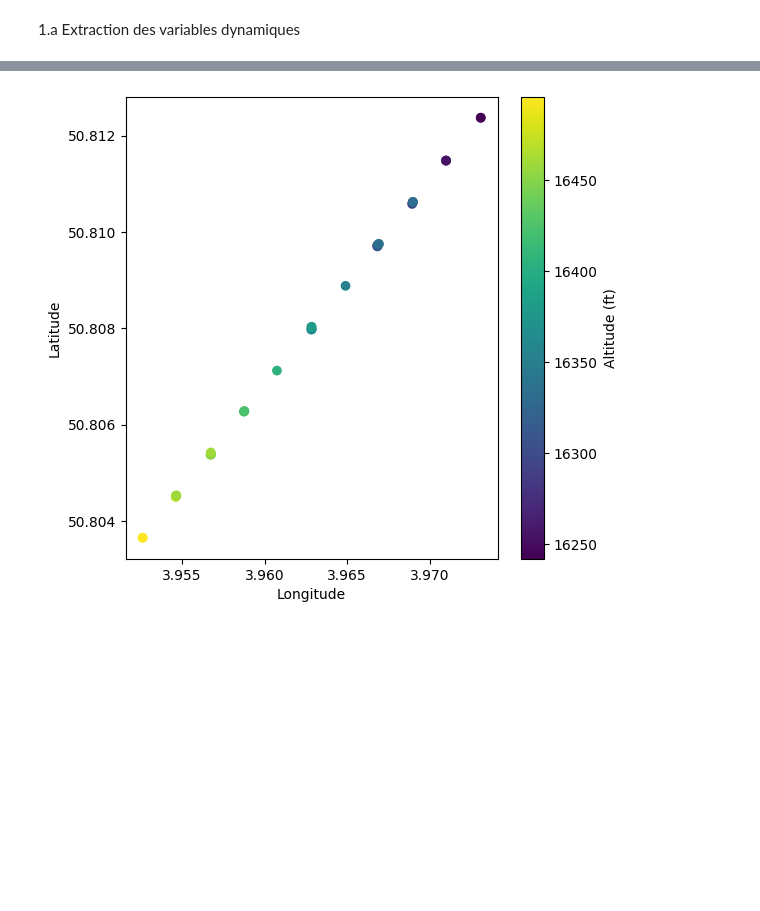
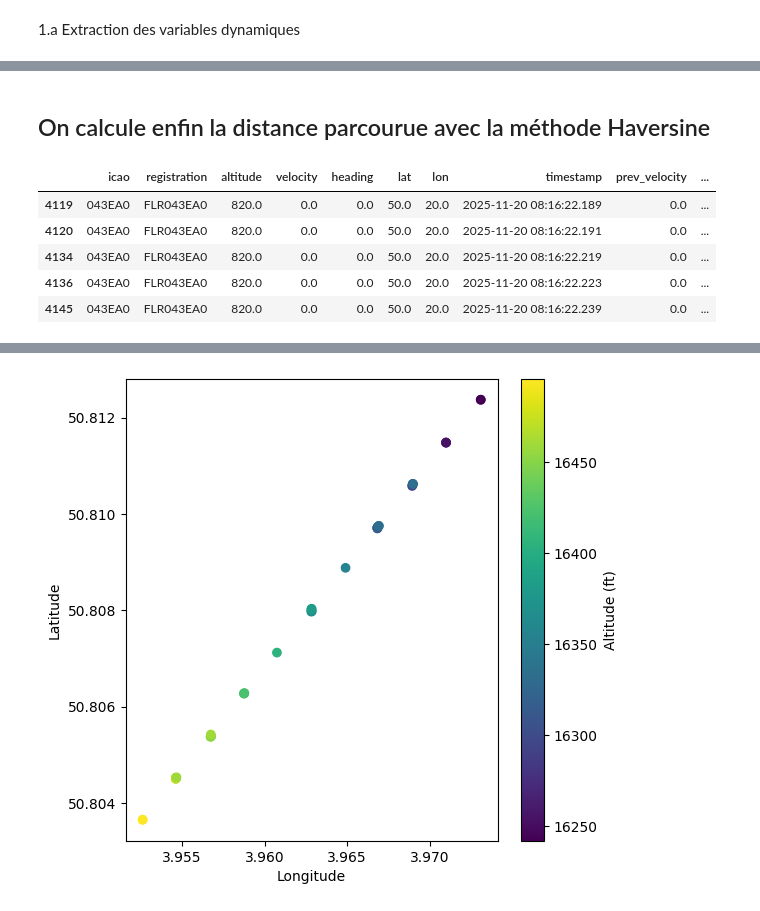
Before and after one commit to MGentieu/Data_analytics_aircraft_messages, a Jupyter notebook: GENTIEU_Martin_TP2.ipynb, the cells around one changed output, grey strips where cells are left out. Cells and saved outputs as stored; diff of their text form; code cells hidden in the pictures; blank space fills up the shorter version.

```diff
--- a/GENTIEU_Martin_TP2.ipynb
+++ b/GENTIEU_Martin_TP2.ipynb
@@ -264,8 +307,9 @@ def calculate_acceleration(velocity_1, velocity_2, timestamp_1, timestamp_2):
         return 0
     return (velocity_2 - velocity_1) / (timestamp_2 - timestamp_1).total_seconds()
 
-flight['prev_velocity']=flight['velocity'].shift(1)
-flight['prev_timestamp']=flight['timestamp'].shift(1)
+# On shift de 50 pour avoir des données suffisamment espacées dans le temps
+flight['prev_velocity']=flight['velocity'].shift(50)
+flight['prev_timestamp']=flight['timestamp'].shift(50)
 flight['acceleration'] = flight.apply(
     lambda row: calculate_acceleration(
         row['prev_velocity'], row['velocity'],
@@ -275,0 +380,2 @@ flight['acceleration'] = flight.apply(
+# %% [markdown]
+## On calcule enfin la distance parcourue avec la méthode Haversine
@@ -275,0 +402,10 @@ flight['acceleration'] = flight.apply(
+# %%
+flight.dropna(inplace=True)
+flight.head()
+# %% [output]
+|  | icao | registration | altitude | velocity | heading | lat | lon | timestamp | prev_velocity | ... |
+| 4119 | 043EA0 | FLR043EA0 | 820.0 | 0.0 | 0.0 | 50.0 | 20.0 | 2025-11-20 08:16:22.189 | 0.0 | ... |
+| 4120 | 043EA0 | FLR043EA0 | 820.0 | 0.0 | 0.0 | 50.0 | 20.0 | 2025-11-20 08:16:22.191 | 0.0 | ... |
+| 4134 | 043EA0 | FLR043EA0 | 820.0 | 0.0 | 0.0 | 50.0 | 20.0 | 2025-11-20 08:16:22.219 | 0.0 | ... |
+| 4136 | 043EA0 | FLR043EA0 | 820.0 | 0.0 | 0.0 | 50.0 | 20.0 | 2025-11-20 08:16:22.223 | 0.0 | ... |
+| 4145 | 043EA0 | FLR043EA0 | 820.0 | 0.0 | 0.0 | 50.0 | 20.0 | 2025-11-20 08:16:22.239 | 0.0 | ... |
```
Also changed, not shown: parts of 15 cells of this notebook.
